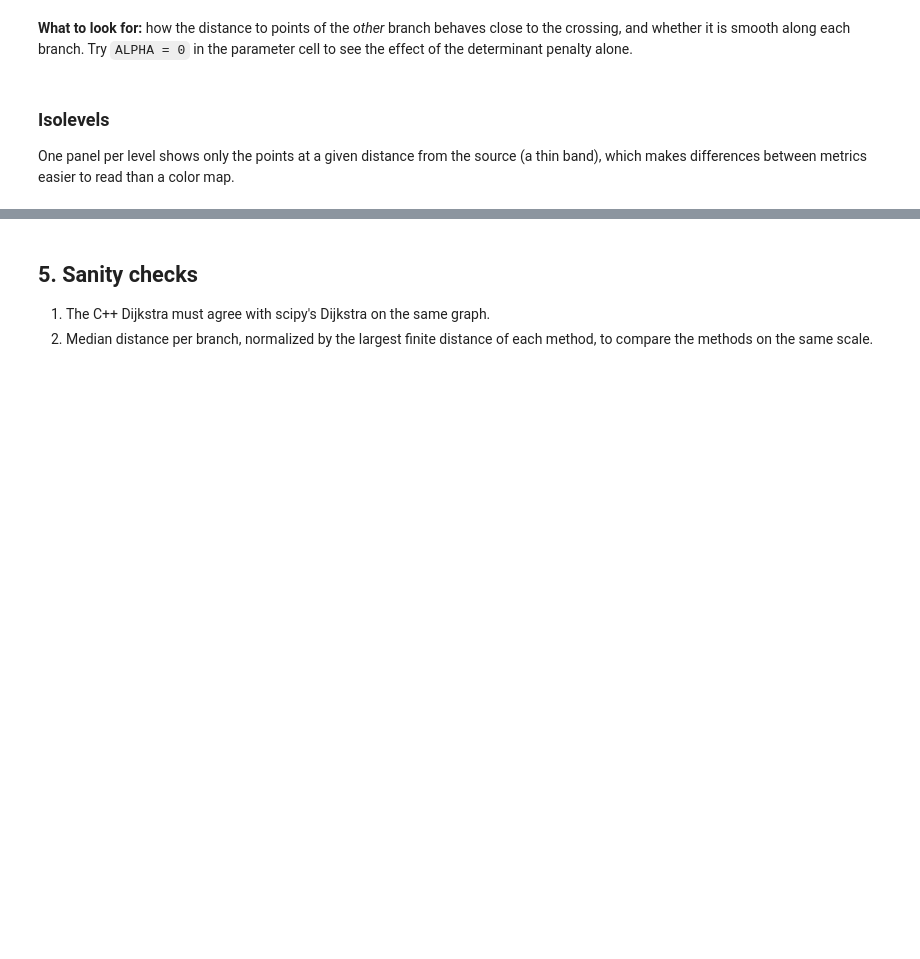
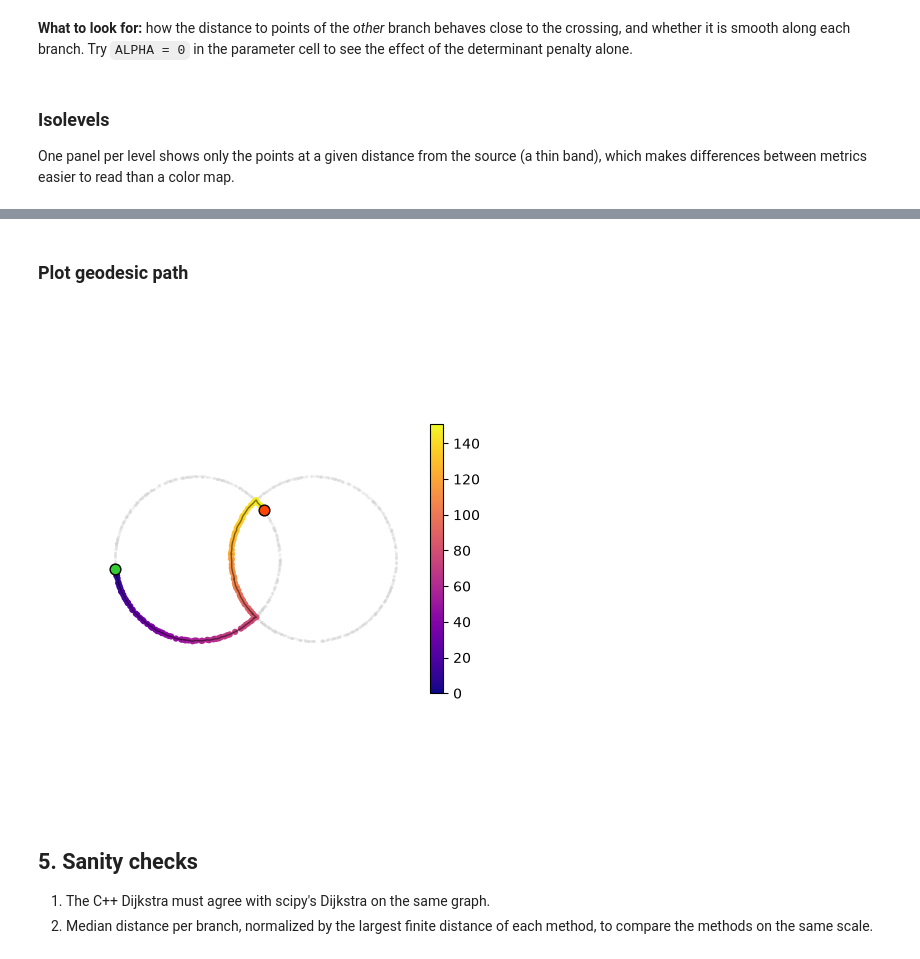
Before and after one commit to EmilienGanier/CovBIM, a Jupyter notebook: experiments/notebooks/00_quickstart.ipynb, the cells around one changed output, grey strips where cells are left out. Drawn from its saved outputs; the diff is of its cells as text; code cells hidden in the pictures; blank space fills up the shorter version.

```diff
--- a/experiments/notebooks/00_quickstart.ipynb
+++ b/experiments/notebooks/00_quickstart.ipynb
@@ -114,3 +137,20 @@ plt.show()
+# %% [markdown]
+### Plot geodesic path
+# %%
+target = 3
+d, pred, order = gm.shortest_paths(source)
+
+path = []
+current = target
+while current != source:
+    path.append(current)
+    current = pred[current]
+path.append(source)
+path = path[::-1]
+
+fig = cb.viz.plot_path(cloud.points, path, source, target)
+# %% [output]
+[figure, added]
 # %% [markdown]
 ## 5. Sanity checks
 
```
Also changed, not shown: parts of 8 cells of this notebook, 2 other files.
